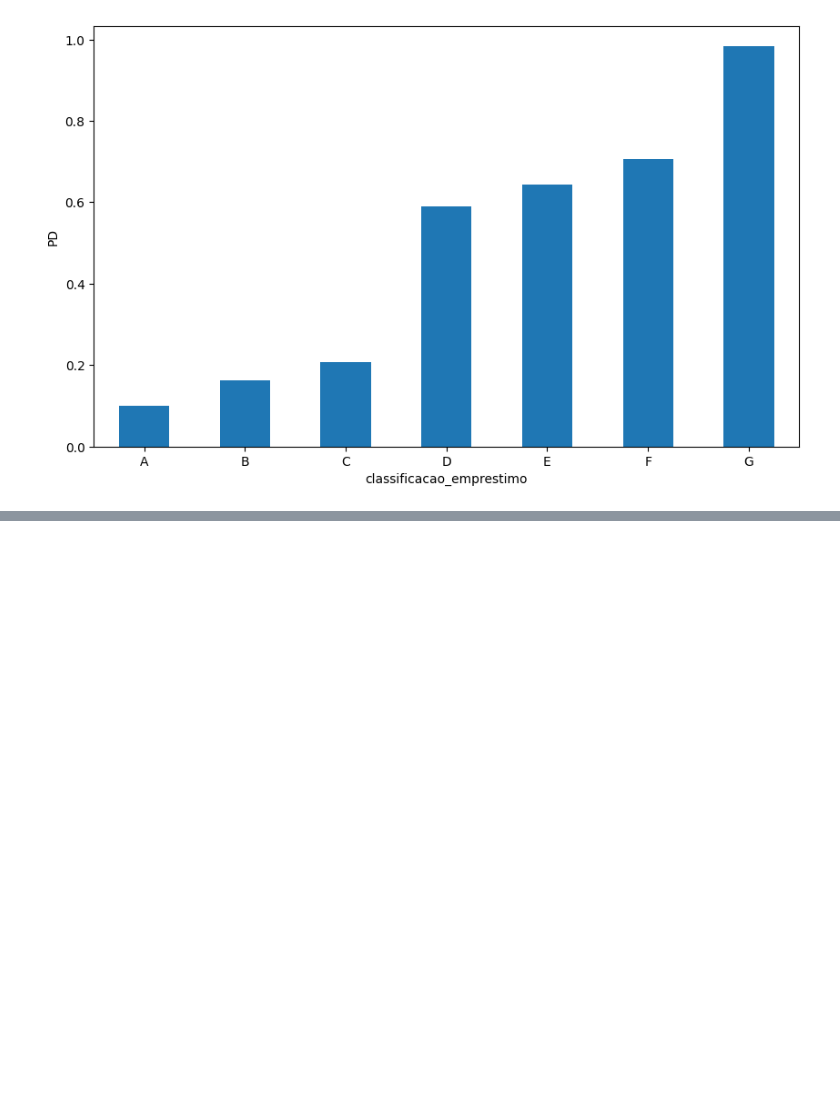
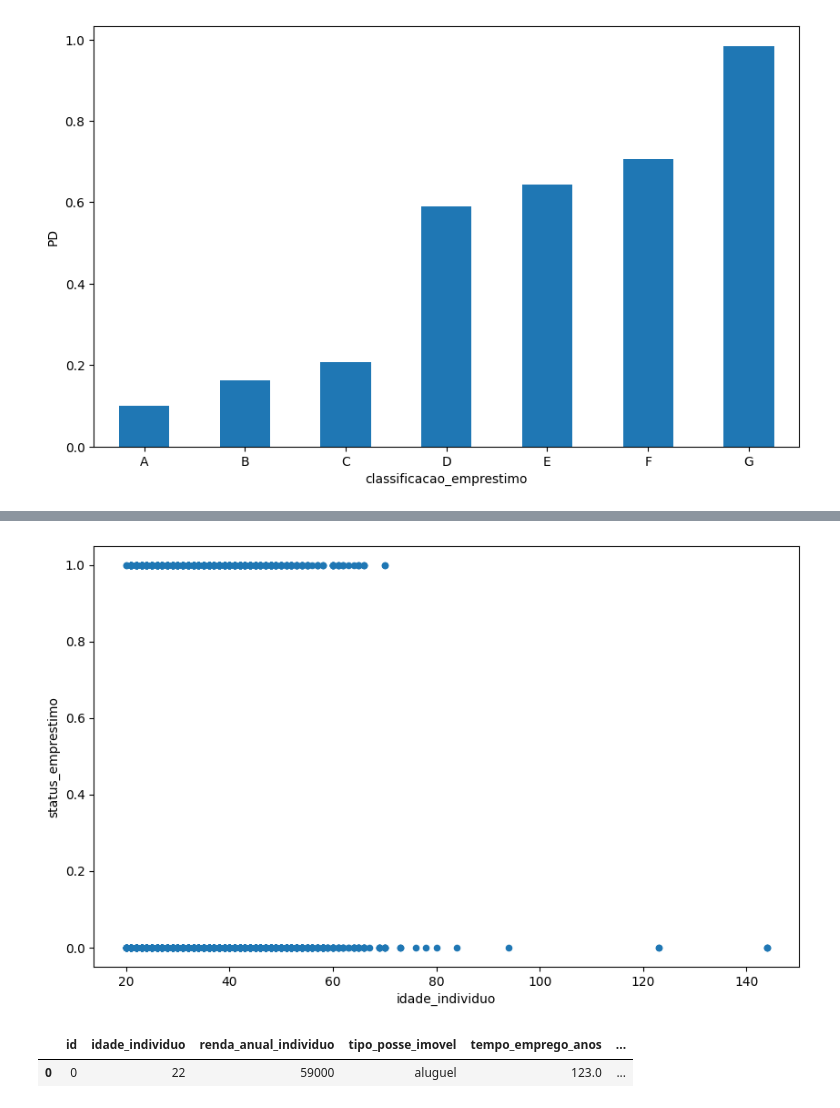
Before and after one commit to lucasgabwinter/modelo-pd-rl, a Jupyter notebook: caderno.ipynb, the cells around one changed output, grey strips where cells are left out. Drawn from its saved outputs; the diff is of its cells as text; code cells hidden in the pictures; blank space fills up the shorter version.

```diff
--- a/caderno.ipynb
+++ b/caderno.ipynb
@@ -160,0 +182,16 @@ plt.show()
+# %%
+ax = df.plot(x='idade_individuo',
+            y='status_emprestimo',
+            figsize=(10,6),
+            kind='scatter',
+            legend=False)
+#ax.set_ylabel('PD')
+#ax.tick_params(axis='x', rotation=0)
+plt.show()
+# %% [output]
+[figure, added]
+# %%
+df.head(1)
+# %% [output]
+|  | id | idade_individuo | renda_anual_individuo | tipo_posse_imovel | tempo_emprego_anos | ... |
+| 0 | 0 | 22 | 59000 | aluguel | 123.0 | ... |
```
Also changed, not shown: parts of 22 cells of this notebook.
